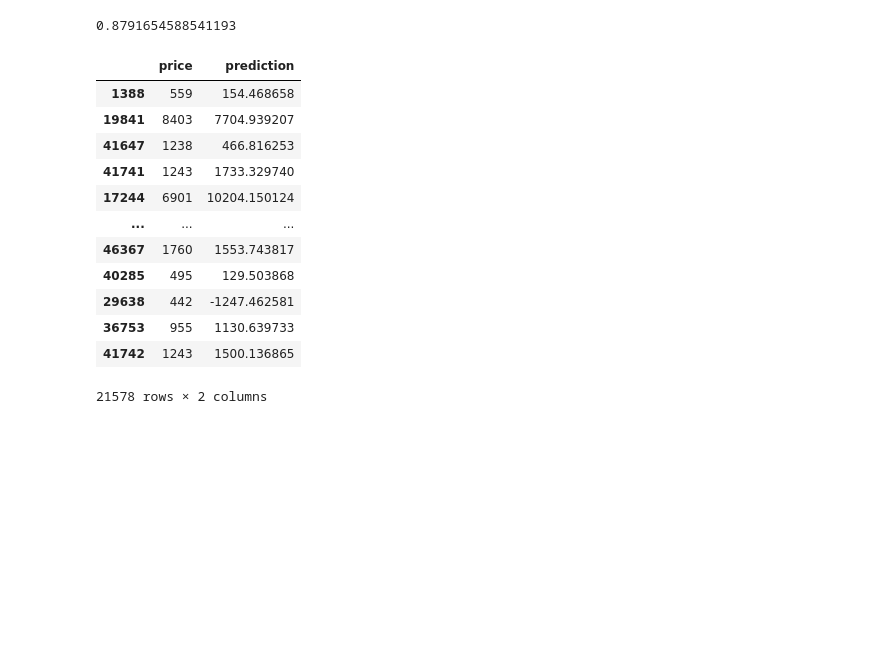
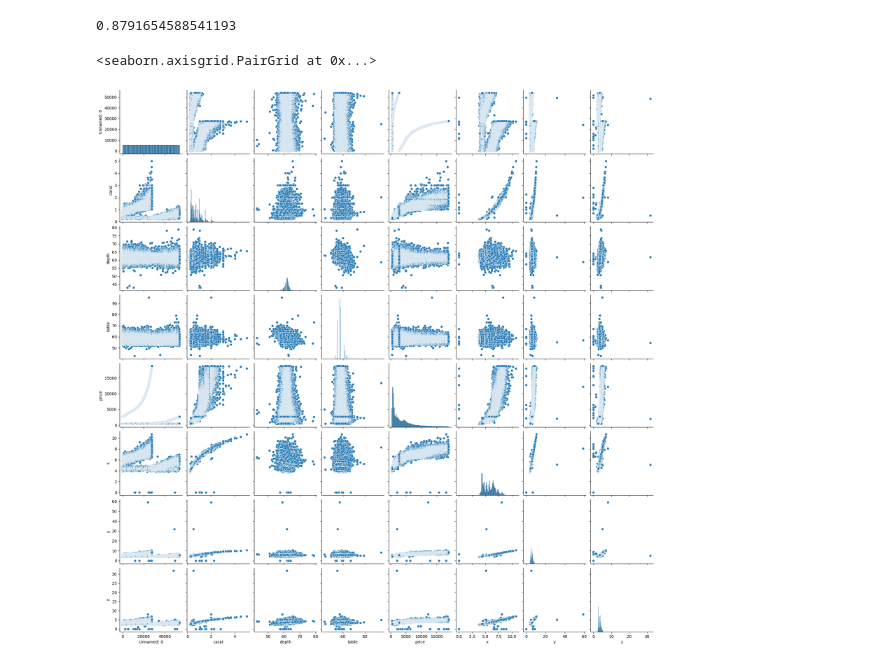
Before and after one commit to jaikrishann/Python_code, a Jupyter notebook: python_module/Practice_LReg.ipynb, the cells around one changed output. Cells and saved outputs as stored; diff of their text form; code cells hidden in the pictures; blank space fills up the shorter version.

```diff
--- a/python_module/Practice_LReg.ipynb
+++ b/python_module/Practice_LReg.ipynb
@@ -481,3 +488,8 @@ lr.score(x_train,y_train)
 lr.score(x_test,y_test)
 # %% [output]
 0.8791654588541193
+# %%
+sns.pairplot(df2)
+# %% [output]
+<seaborn.axisgrid.PairGrid at 0x...>
+[figure, added]
@@ -487,19 +502,3 @@ from sklearn.metrics import mean_squared_error,mean_absolute_error
 pred = lr.predict(x_test)
 # %%
 y_test['prediction'] = pred
-# %%
-y_test
-# %% [output]
-|  | price | prediction |
-| 1388 | 559 | 154.468658 |
-| 19841 | 8403 | 7704.939207 |
-| 41647 | 1238 | 466.816253 |
-| 41741 | 1243 | 1733.329740 |
-| 17244 | 6901 | 10204.150124 |
-| ... | ... | ... |
-| 46367 | 1760 | 1553.743817 |
-| 40285 | 495 | 129.503868 |
-| 29638 | 442 | -1247.462581 |
-| 36753 | 955 | 1130.639733 |
-| 41742 | 1243 | 1500.136865 |
-21578 rows × 2 columns
```
Also changed, not shown: parts of 19 cells of this notebook, 1 other file.
